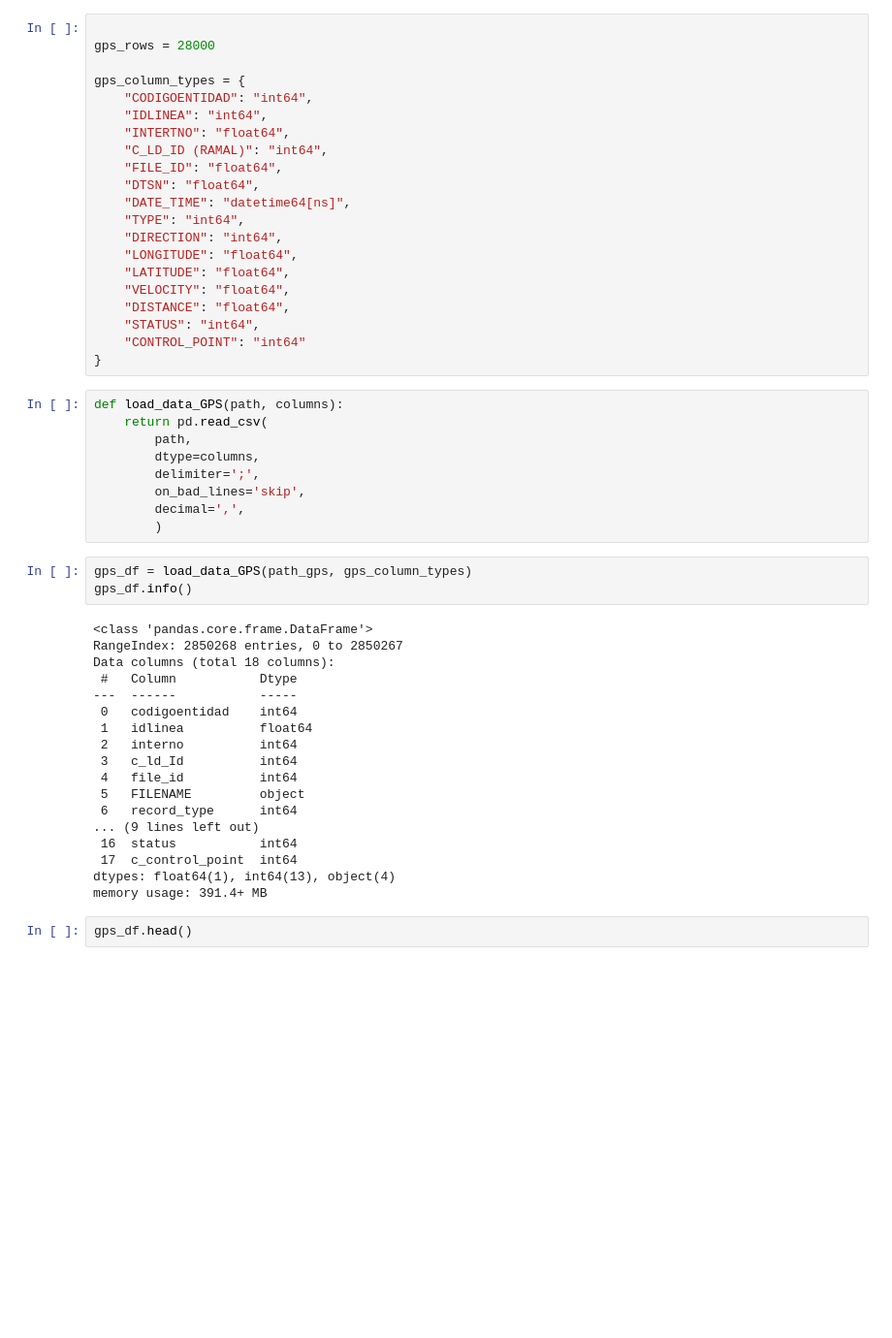
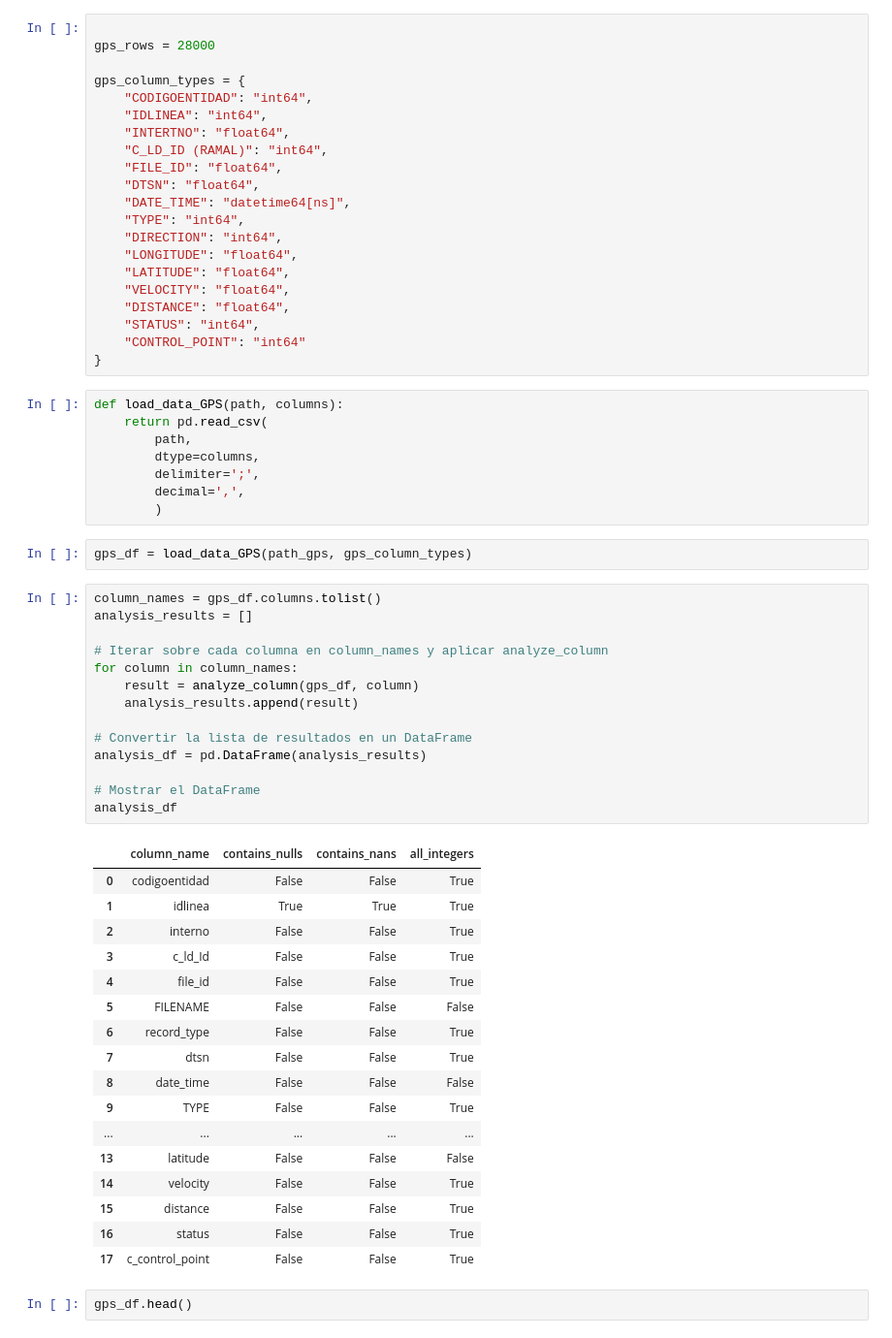
Before and after one commit to Ign4cho/ProyectoBI, a Jupyter notebook: EDA.ipynb, the cells around one changed output. Shown: that part at 97% size. Drawn from its saved outputs; the diff is of its cells as text; blank space fills up the shorter version.

```diff
--- a/EDA.ipynb
+++ b/EDA.ipynb
@@ -468,30 +470,42 @@ def load_data_GPS(path, columns):
         path,
         dtype=columns,
         delimiter=';',
-        on_bad_lines='skip',
         decimal=',',
         )
 # %%
 gps_df = load_data_GPS(path_gps, gps_column_types)
-gps_df.info()
-# %% [output]
-<class 'pandas.core.frame.DataFrame'>
-RangeIndex: 2850268 entries, 0 to 2850267
-Data columns (total 18 columns):
- #   Column           Dtype
----  ------           -----
- 0   codigoentidad    int64
- 1   idlinea          float64
- 2   interno          int64
- 3   c_ld_Id          int64
- 4   file_id          int64
- 5   FILENAME         object
- 6   record_type      int64
-... (9 lines left out)
- 16  status           int64
- 17  c_control_point  int64
-dtypes: float64(1), int64(13), object(4)
-memory usage: 391.4+ MB
+# %%
+column_names = gps_df.columns.tolist()
+analysis_results = []
+
+# Iterar sobre cada columna en column_names y aplicar analyze_column
+for column in column_names:
+    result = analyze_column(gps_df, column)
+    analysis_results.append(result)
+
+# Convertir la lista de resultados en un DataFrame
+analysis_df = pd.DataFrame(analysis_results)
+
+# Mostrar el DataFrame
+analysis_df
+# %% [output]
+|  | column_name | contains_nulls | contains_nans | all_integers |
+| 0 | codigoentidad | False | False | True |
+| 1 | idlinea | True | True | True |
+| 2 | interno | False | False | True |
+| 3 | c_ld_Id | False | False | True |
+| 4 | file_id | False | False | True |
+| 5 | FILENAME | False | False | False |
+| 6 | record_type | False | False | True |
+| 7 | dtsn | False | False | True |
+| 8 | date_time | False | False | False |
+| 9 | TYPE | False | False | True |
+| ... | ... | ... | ... | ... |
+| 13 | latitude | False | False | False |
+| 14 | velocity | False | False | True |
+| 15 | distance | False | False | True |
+| 16 | status | False | False | True |
+| 17 | c_control_point | False | False | True |
 # %%
 gps_df.head()
 # %% [output]
```
Also changed, not shown: parts of 5 cells of this notebook.
